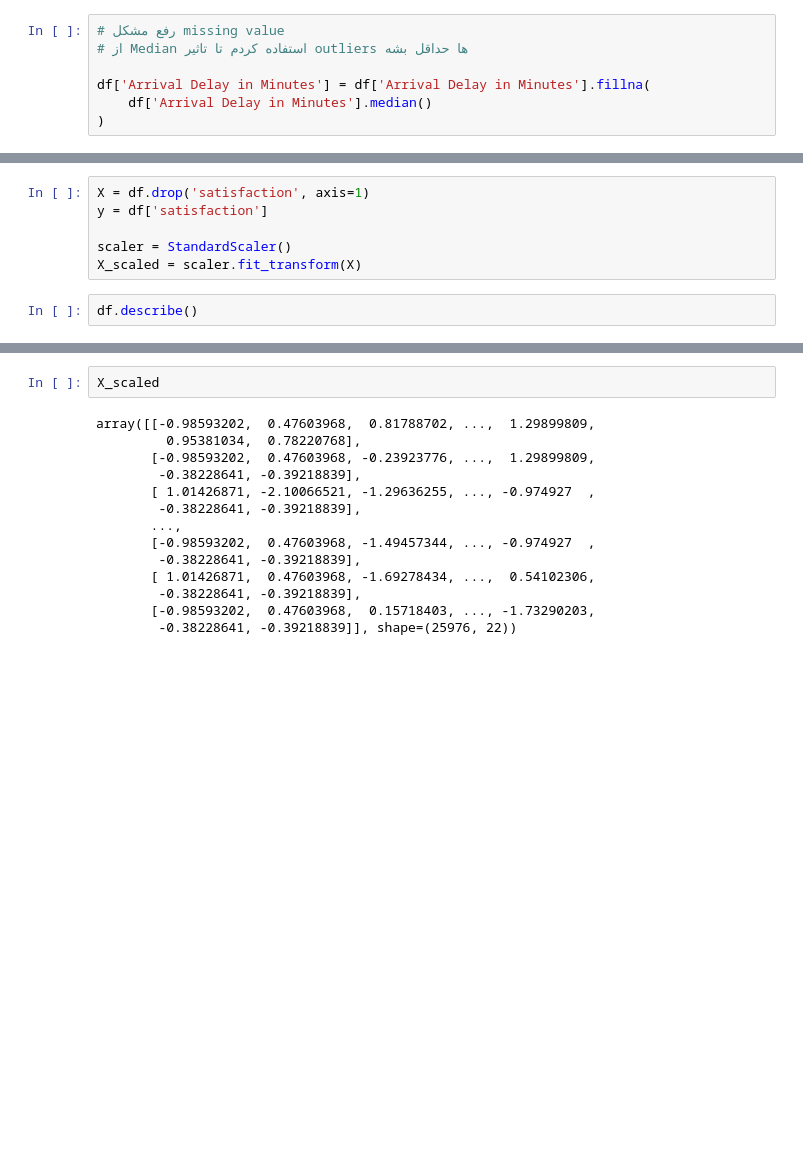
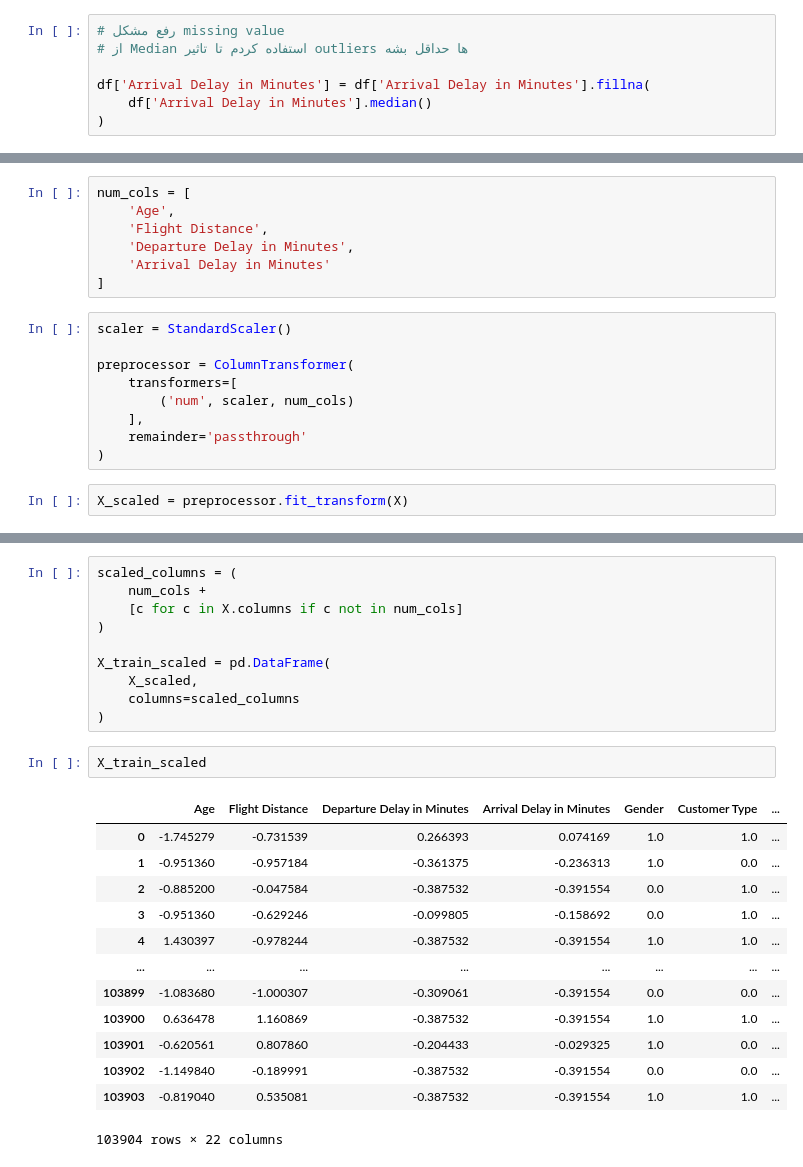
Before and after one commit to MrMrProgrammer/kaggle-airline-passenger-satisfaction, a Jupyter notebook: code_01.ipynb, the cells around one changed output, grey strips where cells are left out. Cells and saved outputs as stored; diff of their text form; blank space fills up the shorter version.

```diff
--- a/code_01.ipynb
+++ b/code_01.ipynb
@@ -166,8 +194,18 @@ plt.show()
+# %%
+num_cols = [
+    'Age',
+    'Flight Distance',
+    'Departure Delay in Minutes',
+    'Arrival Delay in Minutes'
+]
 # %%
-X = df.drop('satisfaction', axis=1)
-y = df['satisfaction']
+scaler = StandardScaler()
 
-scaler = StandardScaler()
-X_scaled = scaler.fit_transform(X)
+preprocessor = ColumnTransformer(
+    transformers=[
+        ('num', scaler, num_cols)
+    ],
+    remainder='passthrough'
+)
 # %%
-df.describe()
+X_scaled = preprocessor.fit_transform(X)
@@ -185,16 +212,26 @@ df.describe()
-# %%
-X_scaled
-# %% [output]
-array([[-0.98593202,  0.47603968,  0.81788702, ...,  1.29899809,
-         0.95381034,  0.78220768],
-       [-0.98593202,  0.47603968, -0.23923776, ...,  1.29899809,
-        -0.38228641, -0.39218839],
-       [ 1.01426871, -2.10066521, -1.29636255, ..., -0.974927  ,
-        -0.38228641, -0.39218839],
-       ...,
-       [-0.98593202,  0.47603968, -1.49457344, ..., -0.974927  ,
-        -0.38228641, -0.39218839],
-       [ 1.01426871,  0.47603968, -1.69278434, ...,  0.54102306,
-        -0.38228641, -0.39218839],
-       [-0.98593202,  0.47603968,  0.15718403, ..., -1.73290203,
-        -0.38228641, -0.39218839]], shape=(25976, 22))
+# %%
+scaled_columns = (
+    num_cols +
+    [c for c in X.columns if c not in num_cols]
+)
+
+X_train_scaled = pd.DataFrame(
+    X_scaled,
+    columns=scaled_columns
+)
+# %%
+X_train_scaled
+# %% [output]
+|  | Age | Flight Distance | Departure Delay in Minutes | Arrival Delay in Minutes | Gender | Customer Type | ... |
+| 0 | -1.745279 | -0.731539 | 0.266393 | 0.074169 | 1.0 | 1.0 | ... |
+| 1 | -0.951360 | -0.957184 | -0.361375 | -0.236313 | 1.0 | 0.0 | ... |
+| 2 | -0.885200 | -0.047584 | -0.387532 | -0.391554 | 0.0 | 1.0 | ... |
+| 3 | -0.951360 | -0.629246 | -0.099805 | -0.158692 | 0.0 | 1.0 | ... |
+| 4 | 1.430397 | -0.978244 | -0.387532 | -0.391554 | 1.0 | 1.0 | ... |
+| ... | ... | ... | ... | ... | ... | ... | ... |
+| 103899 | -1.083680 | -1.000307 | -0.309061 | -0.391554 | 0.0 | 0.0 | ... |
+| 103900 | 0.636478 | 1.160869 | -0.387532 | -0.391554 | 1.0 | 1.0 | ... |
+| 103901 | -0.620561 | 0.807860 | -0.204433 | -0.029325 | 1.0 | 0.0 | ... |
+| 103902 | -1.149840 | -0.189991 | -0.387532 | -0.391554 | 0.0 | 0.0 | ... |
+| 103903 | -0.819040 | 0.535081 | -0.387532 | -0.391554 | 1.0 | 1.0 | ... |
+103904 rows × 22 columns
```
Also changed, not shown: parts of 20 cells of this notebook.
